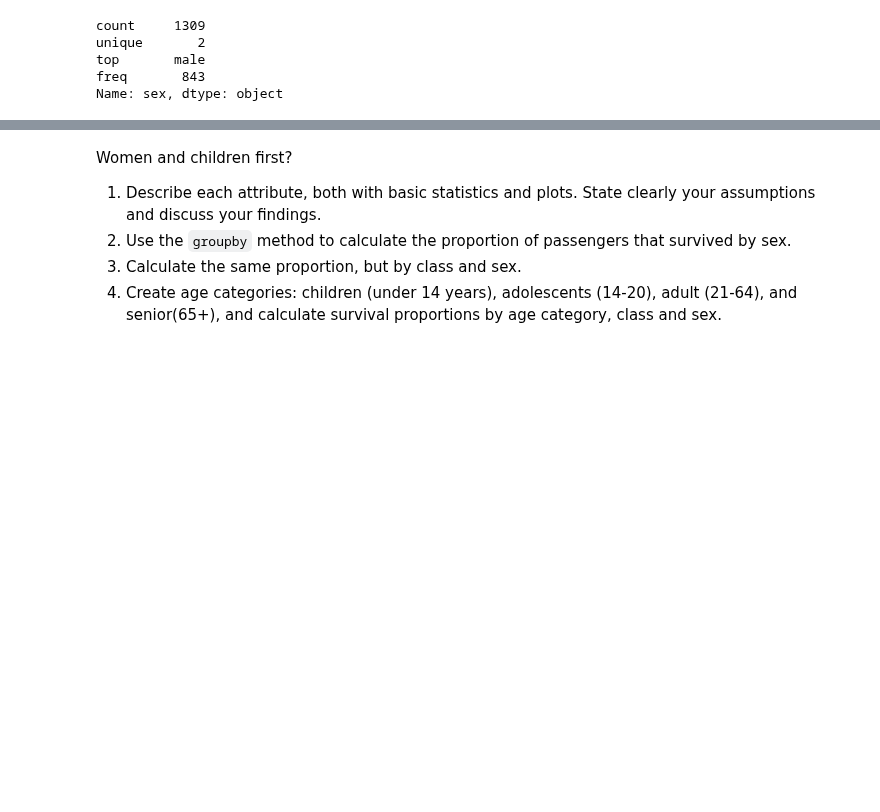
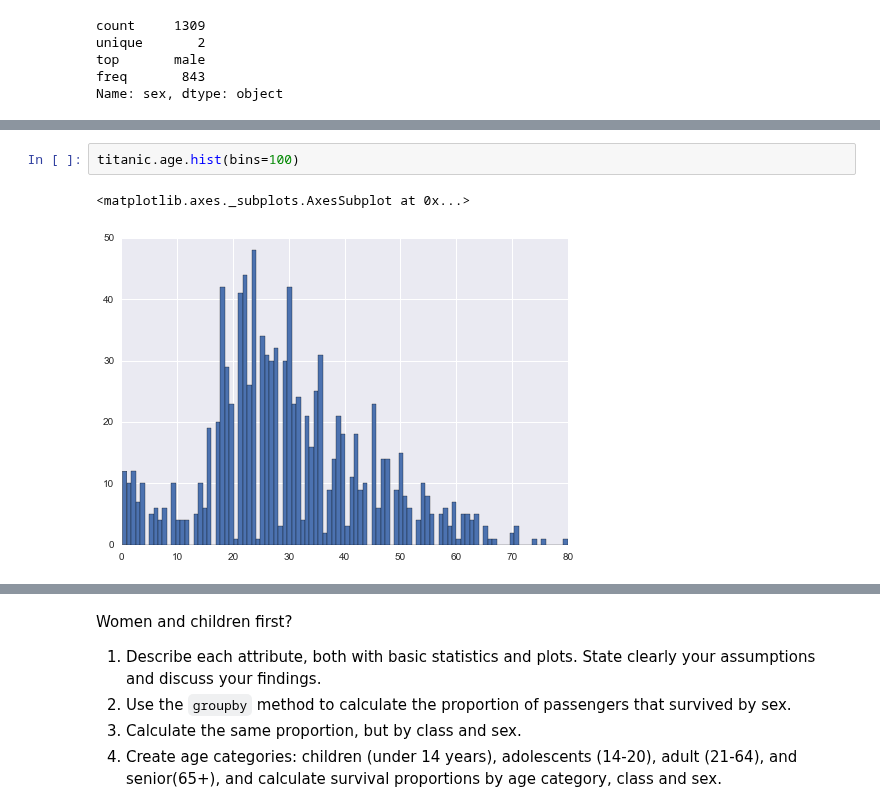
Before and after one commit to amirsh/ada-ana, a Jupyter notebook: HW1-notebooks/Data Wrangling with Pandas.ipynb, the cells around one changed output, grey strips where cells are left out. Drawn from its saved outputs; the diff is of its cells as text; blank space fills up the shorter version.

```diff
--- a/HW1-notebooks/Data Wrangling with Pandas.ipynb
+++ b/HW1-notebooks/Data Wrangling with Pandas.ipynb
@@ -1706,0 +1744,5 @@ Name: sex, dtype: object
+# %%
+titanic.age.hist(bins=100)
+# %% [output]
+<matplotlib.axes._subplots.AxesSubplot at 0x...>
+[figure, added]
```
Also changed, not shown: parts of 16 cells of this notebook.
